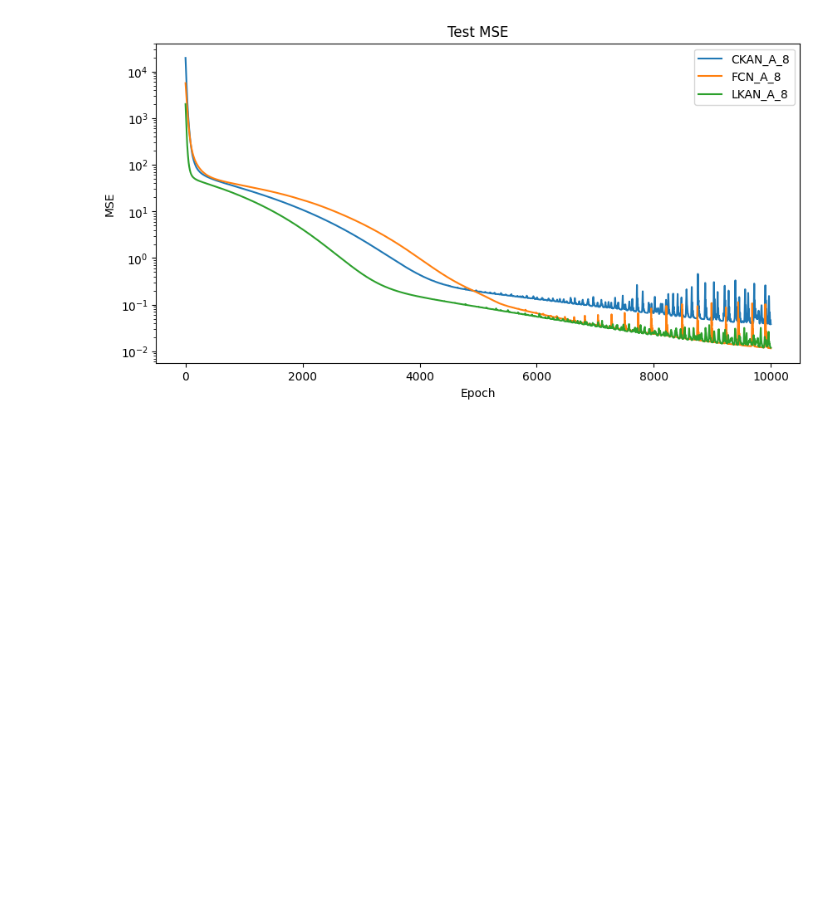
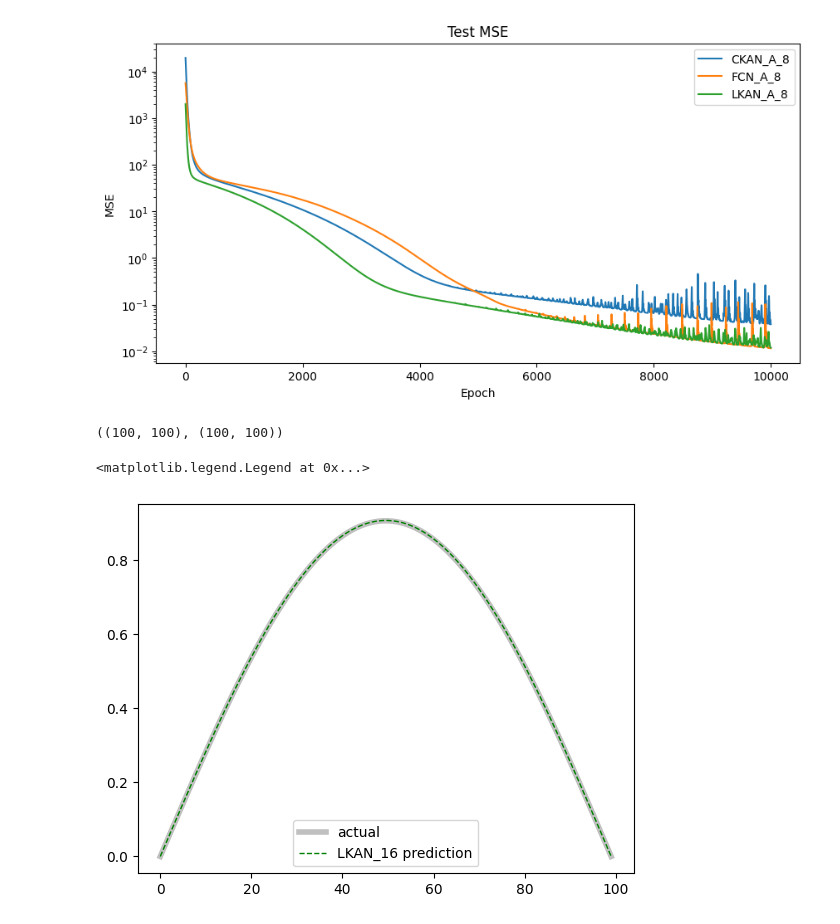
Before and after one commit to sallsdagrate/FBPINNs, a Jupyter notebook: benchmarks/runs/Heat_Eq_1+1D/exploring_heat.ipynb, the cells around one changed output. Cells and saved outputs as stored; diff of their text form; code cells hidden in the pictures; blank space fills up the shorter version.

```diff
--- a/benchmarks/runs/Heat_Eq_1+1D/exploring_heat.ipynb
+++ b/benchmarks/runs/Heat_Eq_1+1D/exploring_heat.ipynb
@@ -175,3 +112,22 @@ f = lambda x: x in d
 analyser.plot_mses(filter=f)
 # %% [output]
 [figure]
+# %%
+pred_file = f'test_10000.npy'
+exact_file = 'test_exact.npy'
+# %%
+pred = np.load(os.path.join(test_path, 'LKAN_16', pred_file)).reshape(100, 100)
+exact = np.load(os.path.join(test_path, 'LKAN_16', exact_file)).reshape(100, 100)
+pred.shape, exact.shape
+# %% [output]
+((100, 100), (100, 100))
+# %%
+p, e = pred[:, 1], exact[:, 1]
+# p, e = pred, exact
+# %%
+plt.plot(e, label='actual', linestyle='-', lw=4, color='silver')
+plt.plot(p, label=f'LKAN_16 prediction', linestyle='--', color='green', linewidth=1)
+plt.legend()
+# %% [output]
+<matplotlib.legend.Legend at 0x...>
+[figure, added]
```
Also changed, not shown: parts of 13 cells of this notebook, 18 other files.
